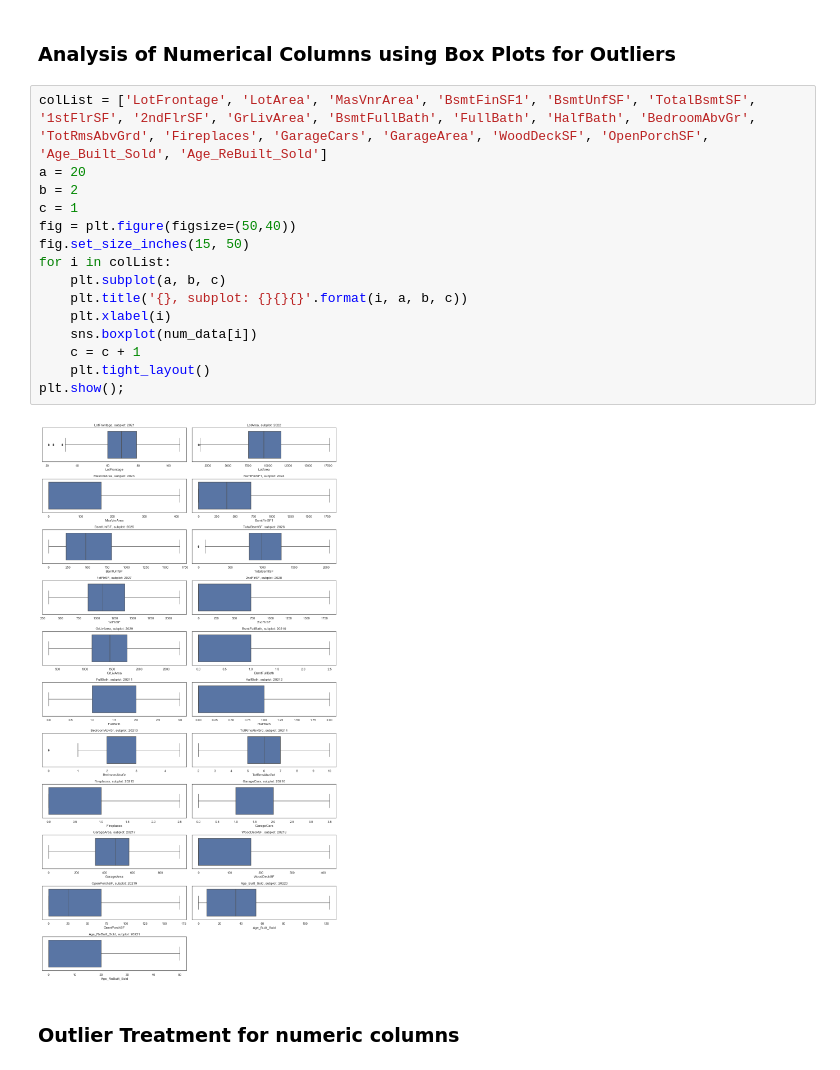
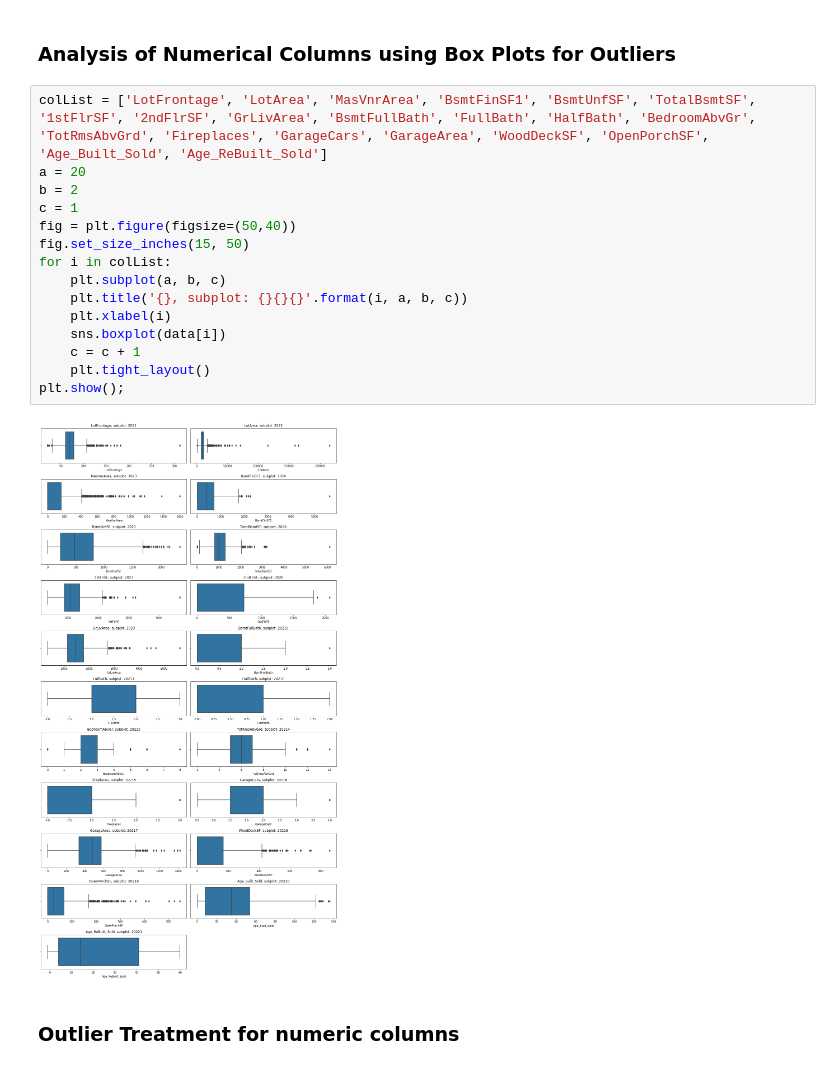
Before and after one commit to lipikapanda/HousePrice_AdvanceRegression, a Jupyter notebook: HousePrice-AdvanceLinearRegression.ipynb, the cells around one changed output. Drawn from its saved outputs; the diff is of its cells as text.

```diff
--- a/HousePrice-AdvanceLinearRegression.ipynb
+++ b/HousePrice-AdvanceLinearRegression.ipynb
@@ -371,20 +371,20 @@ memory usage: 564.7+ KB
 # %%
 colList = ['LotFrontage', 'LotArea', 'MasVnrArea', 'BsmtFinSF1', 'BsmtUnfSF', 'TotalBsmtSF', '1stFlrSF', '2ndFlrSF', 'GrLivArea', 'BsmtFullBath', 'FullBath', 'HalfBath', 'BedroomAbvGr', 'TotRmsAbvGrd', 'Fireplaces', 'GarageCars', 'GarageArea', 'WoodDeckSF', 'OpenPorchSF', 'Age_Built_Sold', 'Age_ReBuilt_Sold']
 a = 20
 b = 2
 c = 1
 fig = plt.figure(figsize=(50,40))
 fig.set_size_inches(15, 50)
 for i in colList:
     plt.subplot(a, b, c)
     plt.title('{}, subplot: {}{}{}'.format(i, a, b, c))
     plt.xlabel(i)
-    sns.boxplot(num_data[i])
+    sns.boxplot(data[i])
     c = c + 1
     plt.tight_layout()
 plt.show();
 # %% [output]
-[figure, old version]
+[figure, new version]
 # %% [markdown]
 ### Outlier Treatment for numeric columns
 # %%
```
Also changed, not shown: parts of 10 cells of this notebook, 5 other files.
